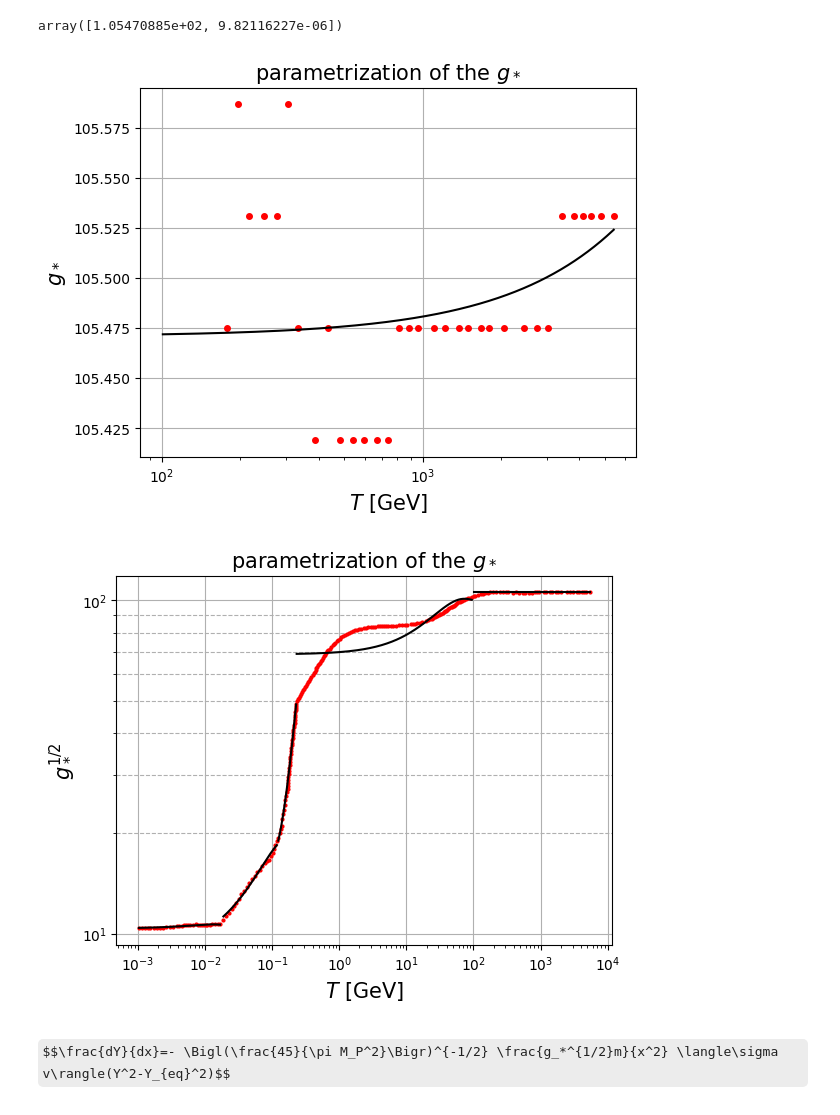
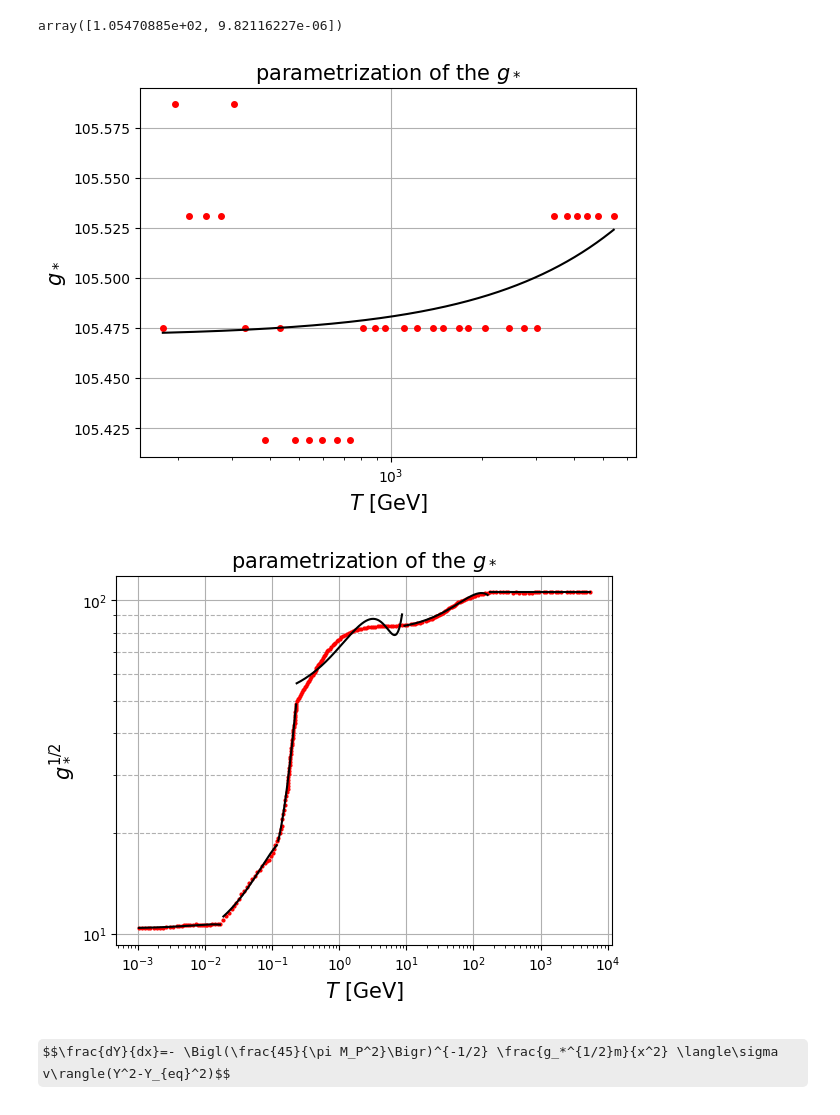
Before and after one commit to nico0407/DM-freeze-out, a Jupyter notebook: WIMP_relic_computation.ipynb, the cells around one changed output. Drawn from its saved outputs; the diff is of its cells as text; code cells hidden in the pictures; some formulas as TeX source.

```diff
--- a/WIMP_relic_computation.ipynb
+++ b/WIMP_relic_computation.ipynb
@@ -277,27 +314,29 @@ def g_star5(t):
     return lin5(t,a13=popt5[0],a14=popt5[1])#,a15=popt5[2])
 # %%
 #t=np.logspace(np.log10(1E-3),np.log10(1E-1))
-t5=np.linspace(100.819133,5412.43112233, 1000)
+t5=np.linspace(178.10015798,5412.43112233, 1000)
 plt.semilogx(temp5,gstar5,'ro', markersize=4) #semilogx Make a plot with log scaling on the x axis.
 plt.plot(t5,g_star5(t5),color = "black" )   #BUT THAT WASN'T THE PHASE SPACE FUNCTION? SO THIS PLOT ISN'T REFERRING TO THAT? NO, IS G STAR SQUARED BUT HOW?!
 plt.xlabel('$T$ [GeV]',size=15)
 plt.ylabel(r'$g_*$',size=15)
 
 plt.title('parametrization of the $g_*$', size= 15)
 #plt.legend()
 plt.grid()
 # %% [output]
-[figure, old version]
+[figure, new version]
 # %%
 plt.semilogx(temp1,gstar1,'ro', markersize=2)
 plt.semilogx(temp2,gstar2,'ro', markersize=2)
 plt.semilogx(temp3,gstar3,'ro', markersize=2)
 plt.semilogx(temp4,gstar4,'ro', markersize=2)
+plt.semilogx(temp6,gstar6,'ro', markersize=2)
 plt.semilogx(temp5,gstar5,'ro', markersize=2)
 plt.plot(t1,g_star1(t1),color = "black" )
 plt.plot(t2,g_star2(t2),color = "black" )
 plt.plot(t3,g_star3(t3),color = "black" )
 plt.plot(t4,g_star4(t4),color = "black" )
+plt.plot(t6,g_star6(t6),color = "black" )
 plt.plot(t5,g_star5(t5),color = "black" )
 plt.xlabel('$T$ [GeV]',size=15)
 plt.ylabel(r'$g_*^{1/2}$',size=15)
@@ -308,7 +347,7 @@ plt.title('parametrization of the $g_*$', size= 15)
 plt.grid(which='major')
 plt.grid(which='minor', axis='y',linestyle='--')
 # %% [output]
-[figure, old version]
+[figure, new version]
 # %%
 from scipy import integrate
 # %%
```
Also changed, not shown: parts of 15 cells of this notebook.
